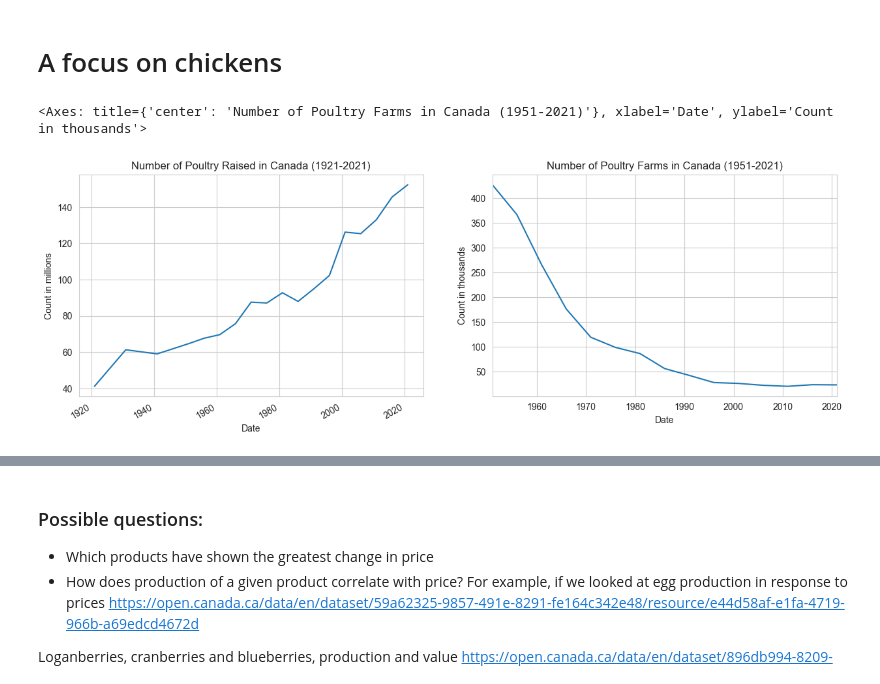
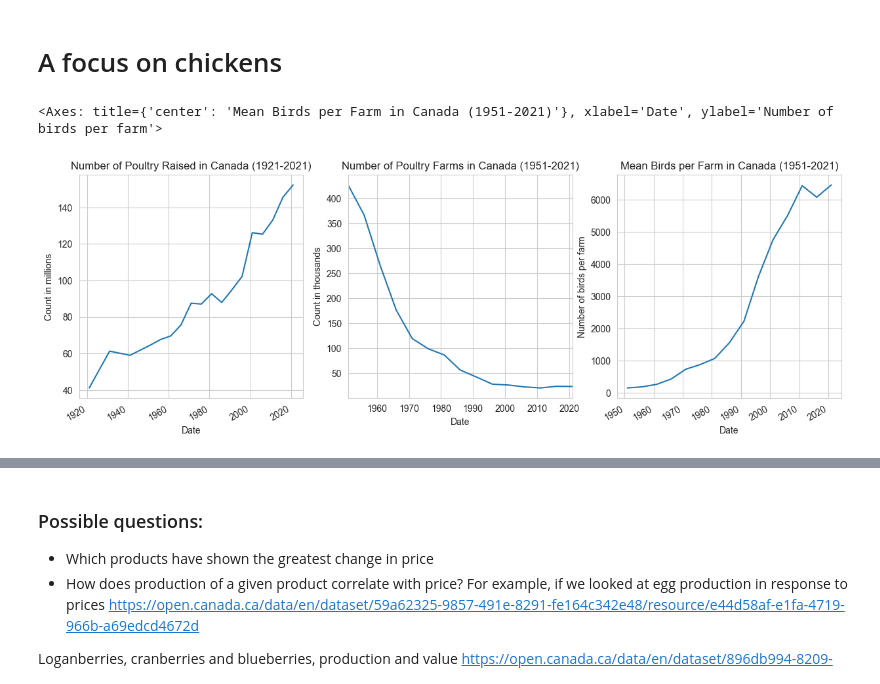
Before and after one commit to davjfish/WatspeedFoundationsGroupProject, a Jupyter notebook: david_scratch.ipynb, the cells around one changed output, grey strips where cells are left out. Saved outputs shown, nothing was run; the diff lists cells and outputs as text; code cells hidden in the pictures.

```diff
--- a/david_scratch.ipynb
+++ b/david_scratch.ipynb
@@ -99,36 +99,45 @@ _plot_time_series("Rye [1151152]")
 # from https://open.canada.ca/data/en/dataset/fa6077cb-b908-42e6-963e-5f09d32c2eea
 
 # This will be the response variable
 df_raw = pd.read_csv("./data/32100155.csv")
 # convert the year to a datetime obj
 df_raw["REF_DATE"] = pd.to_datetime(df_raw["REF_DATE"].apply(lambda x: dt.datetime.strptime(str(x), "%Y")))
 
 # look at the national total
 df_canada = df_raw[df_raw["GEO"] == "Canada"].dropna(subset=["VALUE"])
 # look at only chickens
 df_chickens = df_canada[df_canada["Selected livestock"] == "Total hens and chickens"]
 
 df_chickens_count = df_chickens[df_chickens["Unit of measure"] == "Number of animals"][["VALUE", "REF_DATE", "Unit of measure"]]
 df_chickens_farms = df_chickens[df_chickens["Unit of measure"] == "Number of farms reporting"][["VALUE", "REF_DATE", "Unit of measure"]]
 
-ser_chicken_count = pd.Series(data=df_chickens_count["VALUE"].values / 1000000, index=df_chickens_count["REF_DATE"])
-ser_chicken_farms = pd.Series(df_chickens_farms["VALUE"].values / 1000, index=df_chickens_farms["REF_DATE"])
+ser_chicken_count = pd.Series(data=df_chickens_count["VALUE"].values, index=df_chickens_count["REF_DATE"])
+ser_chicken_farms = pd.Series(df_chickens_farms["VALUE"].values, index=df_chickens_farms["REF_DATE"])
+ser_chicken_per_farms = ser_chicken_count / ser_chicken_farms
+ser_chicken_count = ser_chicken_count / 1e6
+ser_chicken_farms = ser_chicken_farms / 1e3
 
 plt.figure(figsize=(15, 5))
 # chicken count
-plt.subplot(1, 2, 1)
+plt.subplot(1, 3, 1)
 labels = dict(
     xlabel="Date",
     ylabel="Count in millions",
     title=f"Number of Poultry Raised in Canada ({ser_chicken_count.index.min().year}-{ser_chicken_count.index.max().year})"
 )
 ser_chicken_count.plot(**labels)
 
 # farm count
-plt.subplot(1, 2, 2)
+plt.subplot(1, 3, 2)
 labels["ylabel"] = "Count in thousands"
 labels["title"] = f"Number of Poultry Farms in Canada ({ser_chicken_farms.index.min().year}-{ser_chicken_farms.index.max().year})"
 ser_chicken_farms.plot(**labels)
+
+# average birds / farm
+plt.subplot(1, 3, 3)
+labels["ylabel"] = "Number of birds per farm"
+labels["title"] = f"Mean Birds per Farm in Canada ({ser_chicken_farms.index.min().year}-{ser_chicken_farms.index.max().year})"
+ser_chicken_per_farms.plot(**labels)
 # %% [output]
-<Axes: title={'center': 'Number of Poultry Farms in Canada (1951-2021)'}, xlabel='Date', ylabel='Count in thousands'>
+<Axes: title={'center': 'Mean Birds per Farm in Canada (1951-2021)'}, xlabel='Date', ylabel='Number of birds per farm'>
-[figure, old version]
+[figure, new version]
```
Also changed, not shown: parts of 2 cells of this notebook.
